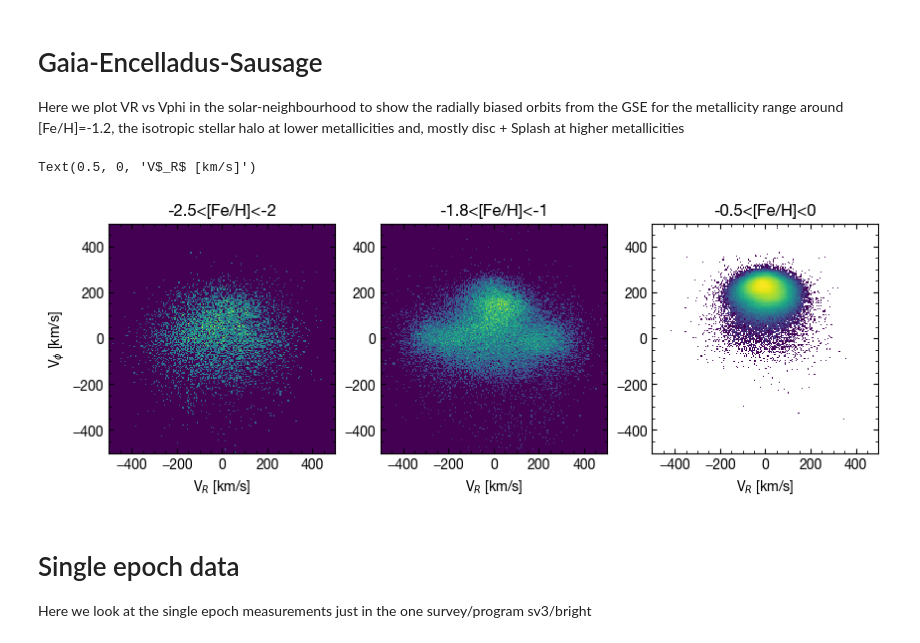
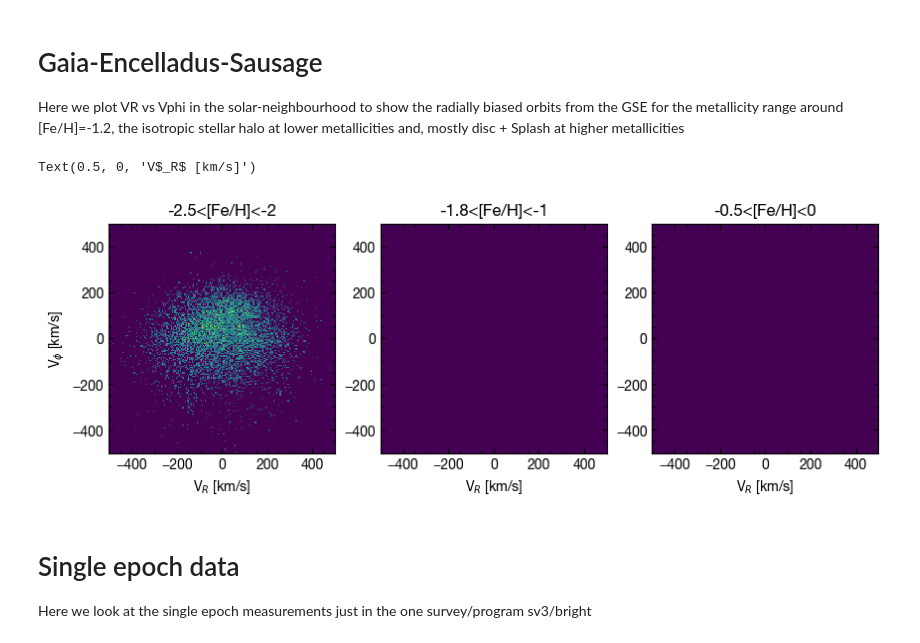
Before and after one commit to desimilkyway/dr1_tutorials, a Jupyter notebook: DR1_tutorial.ipynb, the cells around one changed output. Saved outputs shown, nothing was run; the diff lists cells and outputs as text; code cells hidden in the pictures.

```diff
--- a/DR1_tutorial.ipynb
+++ b/DR1_tutorial.ipynb
@@ -450,48 +452,47 @@ plt.colorbar(label='V$_\phi$ [km/s]')
 Here we plot VR vs Vphi in the solar-neighbourhood to show the radially biased orbits from the GSE for the metallicity range around [Fe/H]=-1.2,
 the isotropic stellar halo at lower metallicities and, mostly disc + Splash at higher metallicities
 # %%
-cur_sel = (main_sel & (G_T['PARALLAX'] > 5 * G_T['PARALLAX_ERROR']) &
+cur_sel0 = (main_sel & (G_T['PARALLAX'] > 5 * G_T['PARALLAX_ERROR']) &
            (RV_T['FEH'] > -2.5) & (RV_T['FEH'] < -2)
-           & betw(RV_T['TEFF'], 4500, 7000) & (RV_T['VSINI'] < 30))
+           & (RV_T['TEFF']> 4500) & (RV_T['TEFF']< 7000) & (RV_T['VSINI'] < 30))
+cur_sel = cur_sel0  & (RV_T['FEH'] > -2.5) & (RV_T['FEH'] < -2)
+
+
 plt.figure(figsize=(10, 3))
 plt.subplot(1, 3, 1)
 plt.hist2d(VR[cur_sel],
            -Vphi[cur_sel],
            range=[[-500, 500], [-500, 500]],
            bins=[200, 200],
            norm=maco.PowerNorm(gamma=.5))
 plt.title('-2.5<[Fe/H]<-2')
 plt.xlabel('V$_R$ [km/s]')
 plt.ylabel(r'V$_\phi$ [km/s]')
 
-cur_sel = (main_sel & (G_T['PARALLAX'] > 5 * G_T['PARALLAX_ERROR']) &
-           (RV_T['FEH'] > -1.8) & (RV_T['FEH'] < -1.2)
-           & betw(RV_T['TEFF'], 4500, 7000) & (RV_T['VSINI'] < 30))
+cur_sel = cur_sel0  & (RV_T['FEH'] > -1.8) & (RV_T['FEH'] < -1.2)
 
 plt.subplot(1, 3, 2)
 plt.hist2d(VR[cur_sel],
            -Vphi[cur_sel],
            range=[[-500, 500], [-500, 500]],
            bins=[200, 200],
            norm=maco.PowerNorm(gamma=.5))
 plt.title('-1.8<[Fe/H]<-1')
 plt.xlabel('V$_R$ [km/s]')
 
-cur_sel = (main_sel & (G_T['PARALLAX'] > 5 * G_T['PARALLAX_ERROR']) &
-           (RV_T['FEH'] > -0.5) & (RV_T['FEH'] < 0)
-           & betw(RV_T['TEFF'], 4500, 7000) & (RV_T['VSINI'] < 30))
+cur_sel = cur_sel0  & (RV_T['FEH'] > -0.2) & (RV_T['FEH'] < -0)
 
 plt.subplot(1, 3, 3)
 plt.hist2d(VR[cur_sel],
            -Vphi[cur_sel],
            range=[[-500, 500], [-500, 500]],
            bins=[200, 200],
            norm=maco.LogNorm())
 plt.title('-0.5<[Fe/H]<0')
 plt.xlabel('V$_R$ [km/s]')
 # %% [output]
 Text(0.5, 0, 'V$_R$ [km/s]')
-[figure, old version]
+[figure, new version]
 # %% [markdown]
 # Single epoch data
 
```
Also changed, not shown: parts of 12 cells of this notebook, 19 other files.
